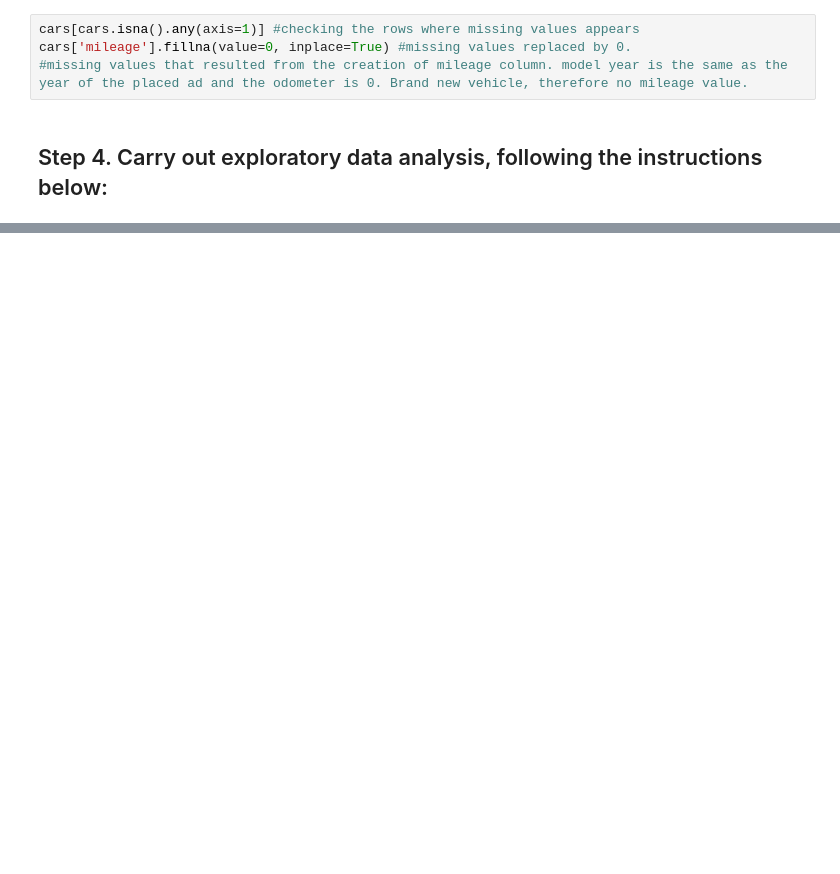
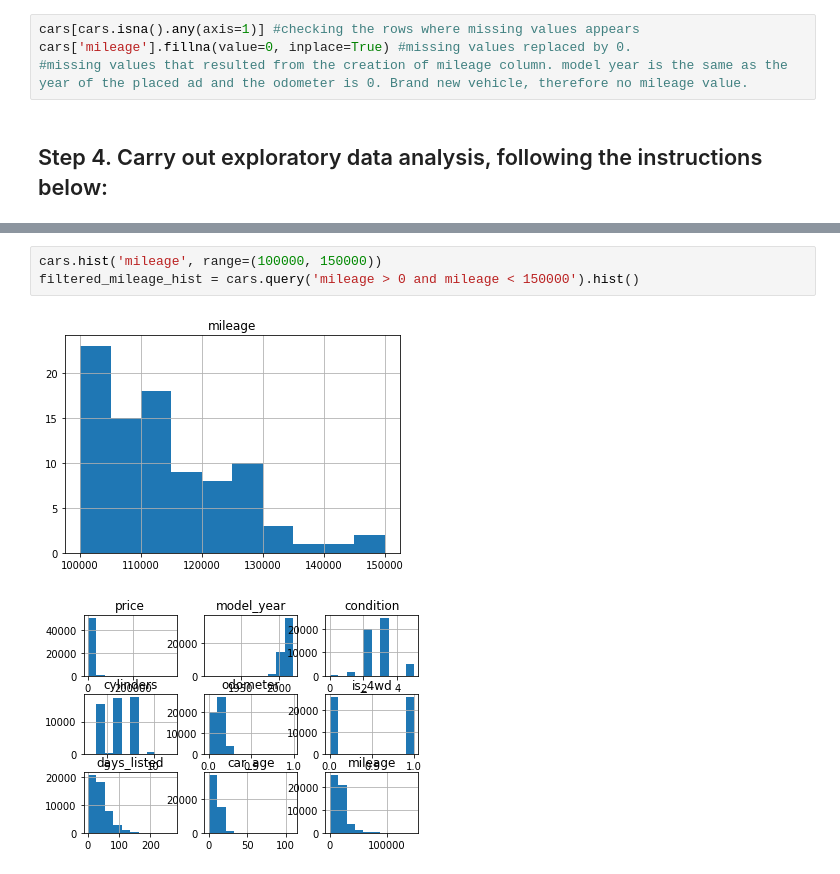
Before and after one commit to richabianca/yandex_projects, a Jupyter notebook: car_prices.ipynb, the cells around one changed output, grey strips where cells are left out. Cells and saved outputs as stored; diff of their text form; blank space fills up the shorter version.

```diff
--- a/car_prices.ipynb
+++ b/car_prices.ipynb
@@ -264 +280,7 @@ cars['mileage'].fillna(value=0, inplace=True) #missing values replaced by 0.
+# %%
+cars.hist('mileage', range=(100000, 150000))
+filtered_mileage_hist = cars.query('mileage > 0 and mileage < 150000').hist()
+# %% [output]
+[figure, added]
+[figure, added]
 # %%
```
Also changed, not shown: parts of 12 cells of this notebook.
